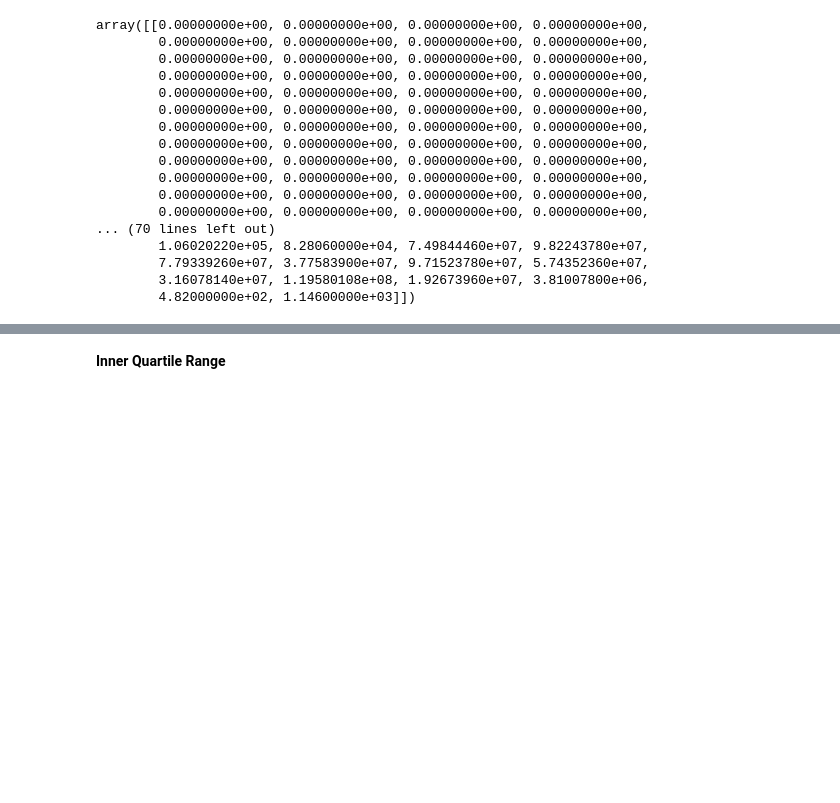
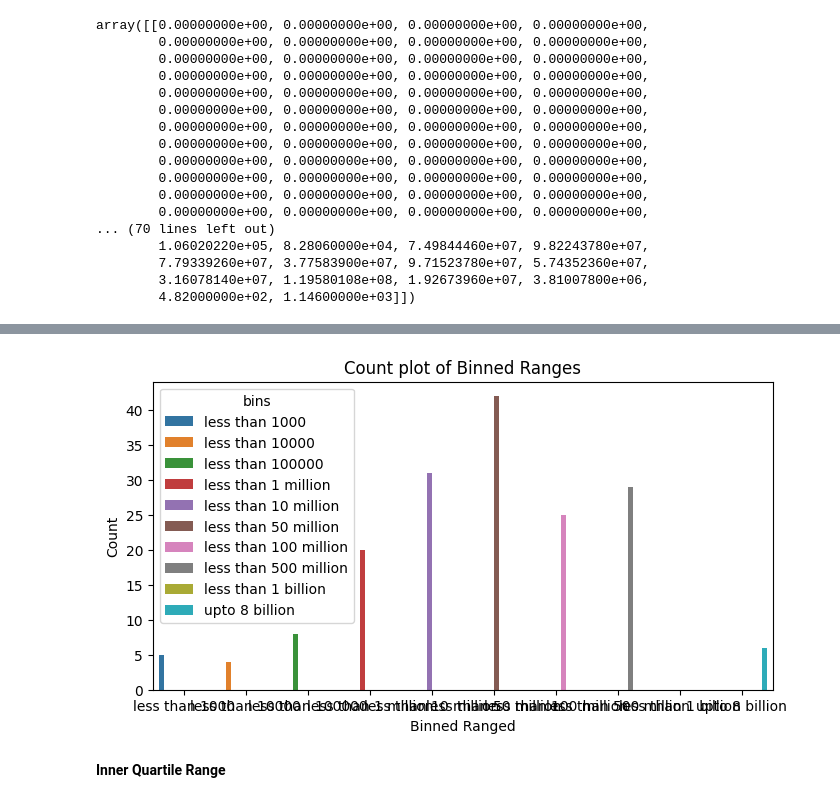
Before and after one commit to Lughaidh-w/DataPrep_ca1, a Jupyter notebook: CA1.ipynb, the cells around one changed output, grey strips where cells are left out. Cells and saved outputs as stored; diff of their text form; code cells hidden in the pictures; blank space fills up the shorter version.

```diff
--- a/CA1.ipynb
+++ b/CA1.ipynb
@@ -207,3 +211,22 @@ grouped_min
+# %%
+range_df = max_values - min_values
+range_df = pd.DataFrame(range_df, columns=["feature_range"])
+# %%
+# its probably better here to go up in orders of magnitute to show the scale of the ranges changing
+# rather than selecting tight bins to even the data
+
+# right is set to false so these will be the edges of the bins
+bin_edges = [0, 1000, 10000, 100000, 1000000, 10000000, 50000000, 100000000, 500000000, 1000000000, float('inf')]
+
+# bin labels
+bin_labels = ["less than 1000", "less than 10000", "less than 100000", "less than 1 million", "less than 10 million", "less than 50 million", "less than 100 million", "less than 500 million", "less than 1 billion", "upto 8 billion"]
+
+range_df['bins'] = pd.cut(range_df["feature_range"], bins=bin_edges, labels=bin_labels, right=False)
+# %%
+countplot(range_df, "bins", title="Count plot of Binned Ranges",
+         x_label="Binned Ranged", x_size=8)
+# %% [output]
+[figure, added]
 # %% [markdown]
 <b>Inner Quartile Range
 # %% [markdown]
```
Also changed, not shown: parts of 14 cells of this notebook.
